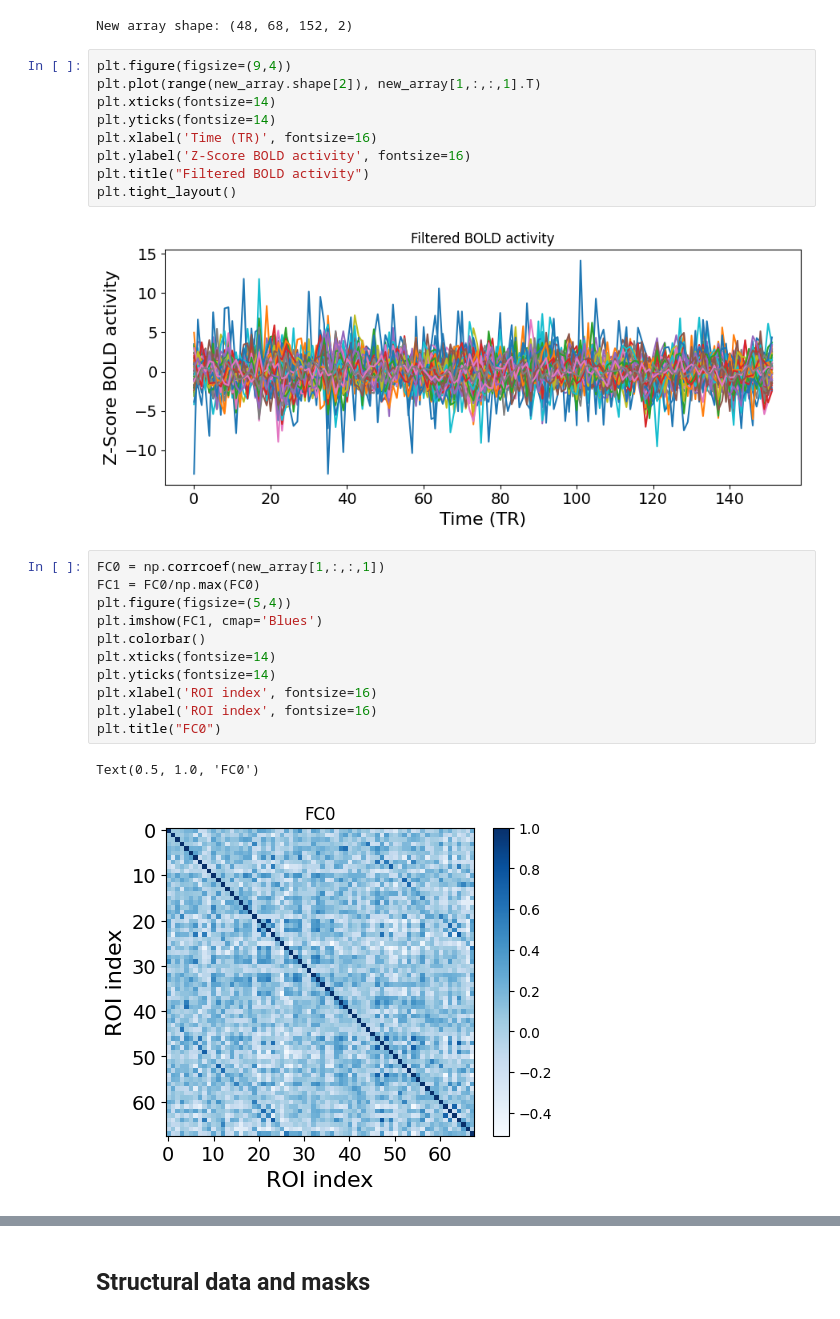
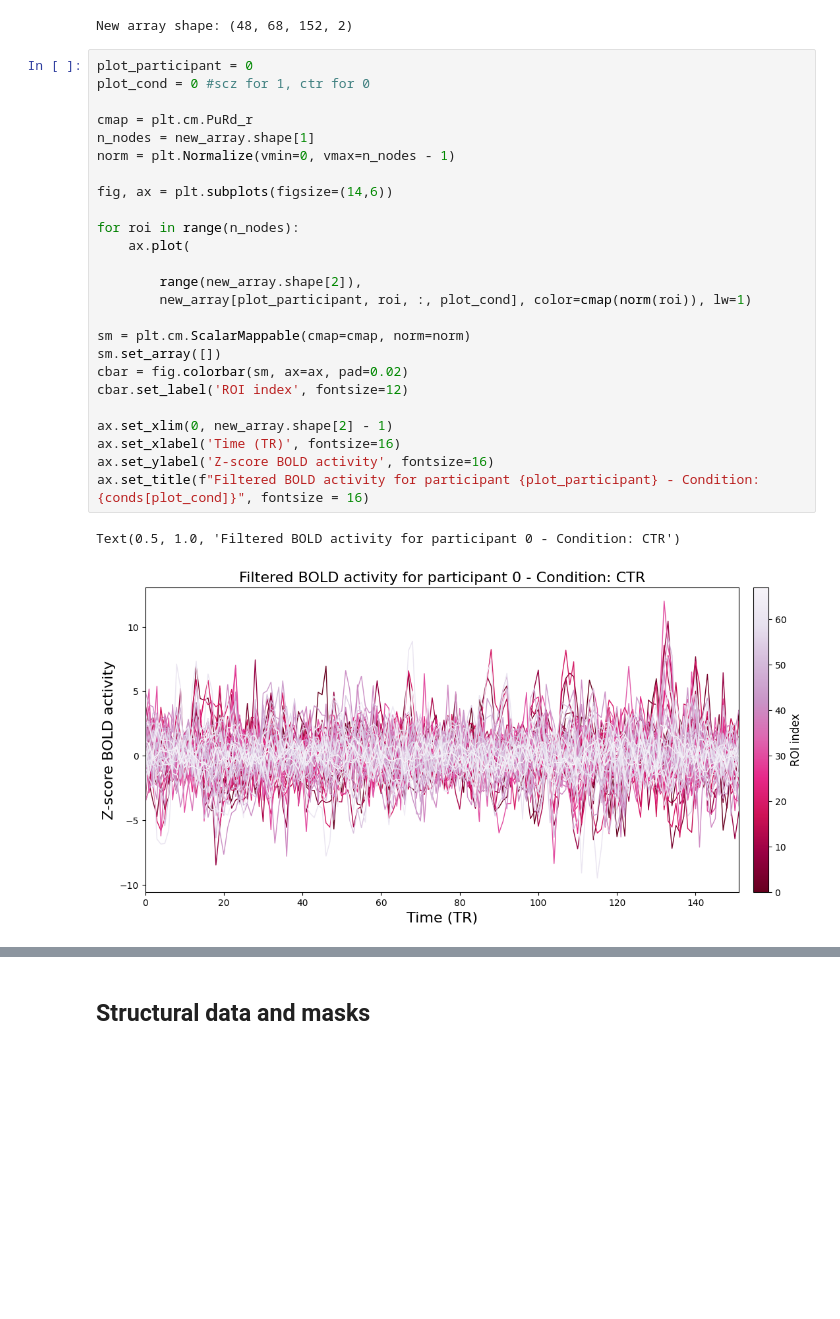
Before and after one commit to brucsk/MOU_scripts, a Jupyter notebook: CalcEntropyMOU-SCZ.ipynb, the cells around one changed output, grey strips where cells are left out. Cells and saved outputs as stored; diff of their text form; blank space fills up the shorter version.

```diff
--- a/CalcEntropyMOU-SCZ.ipynb
+++ b/CalcEntropyMOU-SCZ.ipynb
@@ -81,28 +116,31 @@ new_array = np.stack((condition_0_padded, condition_1_padded), axis=3)
 print("New array shape:", new_array.shape)
 # %% [output]
 New array shape: (48, 68, 152, 2)
-# %%
-plt.figure(figsize=(9,4))
-plt.plot(range(new_array.shape[2]), new_array[1,:,:,1].T)
-plt.xticks(fontsize=14)
-plt.yticks(fontsize=14)
-plt.xlabel('Time (TR)', fontsize=16)
-plt.ylabel('Z-Score BOLD activity', fontsize=16)
-plt.title("Filtered BOLD activity")
-plt.tight_layout()
-# %% [output]
-[figure, removed]
-# %%
-FC0 = np.corrcoef(new_array[1,:,:,1])
-FC1 = FC0/np.max(FC0)
-plt.figure(figsize=(5,4))
-plt.imshow(FC1, cmap='Blues')
-plt.colorbar()
-plt.xticks(fontsize=14)
-plt.yticks(fontsize=14)
-plt.xlabel('ROI index', fontsize=16)
-plt.ylabel('ROI index', fontsize=16)
-plt.title("FC0")
-# %% [output]
-Text(0.5, 1.0, 'FC0')
-[figure, removed]
+# %%
+plot_participant = 0
+plot_cond = 0 #scz for 1, ctr for 0
+
+cmap = plt.cm.PuRd_r
+n_nodes = new_array.shape[1]
+norm = plt.Normalize(vmin=0, vmax=n_nodes - 1)
+
+fig, ax = plt.subplots(figsize=(14,6))
+
+for roi in range(n_nodes):
+	ax.plot(
+
+		range(new_array.shape[2]),
+		new_array[plot_participant, roi, :, plot_cond], color=cmap(norm(roi)), lw=1)
+
+sm = plt.cm.ScalarMappable(cmap=cmap, norm=norm)
+sm.set_array([])
+cbar = fig.colorbar(sm, ax=ax, pad=0.02)
+cbar.set_label('ROI index', fontsize=12)
+
+ax.set_xlim(0, new_array.shape[2] - 1)
+ax.set_xlabel('Time (TR)', fontsize=16)
+ax.set_ylabel('Z-score BOLD activity', fontsize=16)
+ax.set_title(f"Filtered BOLD activity for participant {plot_participant} - Condition: {conds[plot_cond]}", fontsize = 16)
+# %% [output]
+Text(0.5, 1.0, 'Filtered BOLD activity for participant 0 - Condition: CTR')
+[figure, added]
```
Also changed, not shown: parts of 18 cells of this notebook.
